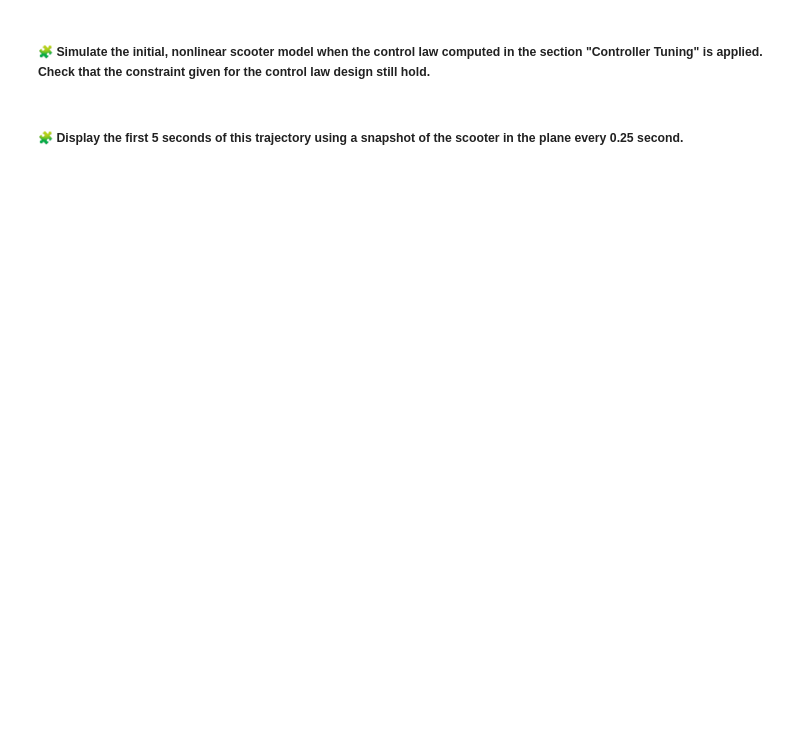
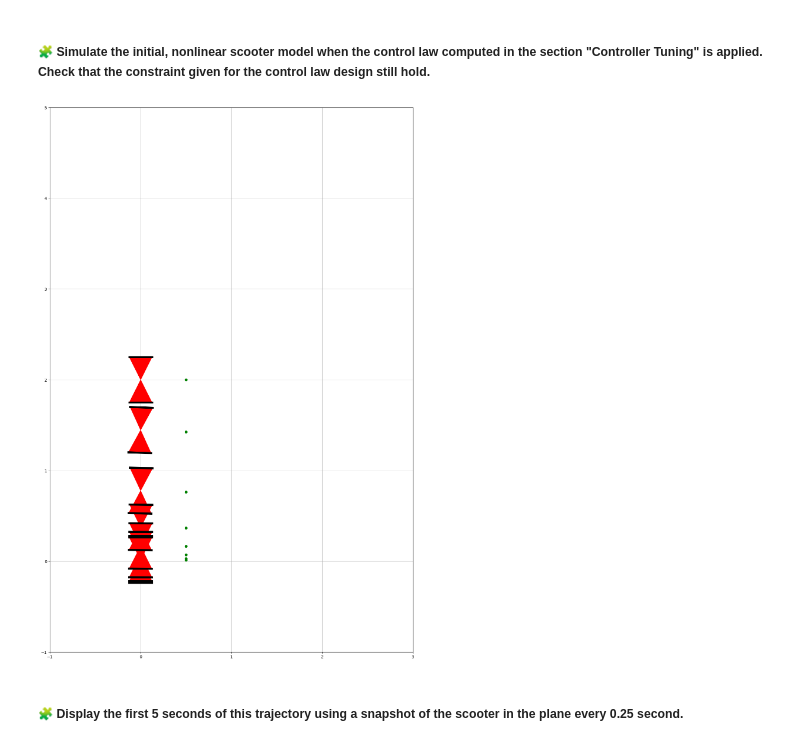
Before and after one commit to Adellah-bellahmama/control-engineering-with-python-project-2023-2024, a Jupyter notebook: Project-part-3.ipynb, the cells around one changed output. Cells and saved outputs as stored; diff of their text form; code cells hidden in the pictures; blank space fills up the shorter version.

```diff
--- a/Project-part-3.ipynb
+++ b/Project-part-3.ipynb
@@ -616,2 +614,12 @@ pass
+# %%
+step = 3
+t = arange(0,tf+step,step)
+sol_t = results["sol"](t)
+draw_arena(-1, 3, -1, 5)
+for x, y, theta in sol_t.T:
+    draw_scooter(x, y, theta)
+pass
+# %% [output]
+[figure, added]
 # %% [markdown]
 ##### 🧩 Display the first 5 seconds of this trajectory using a snapshot of the scooter in the plane every 0.25 second.
```
Also changed, not shown: parts of 4 cells of this notebook.
